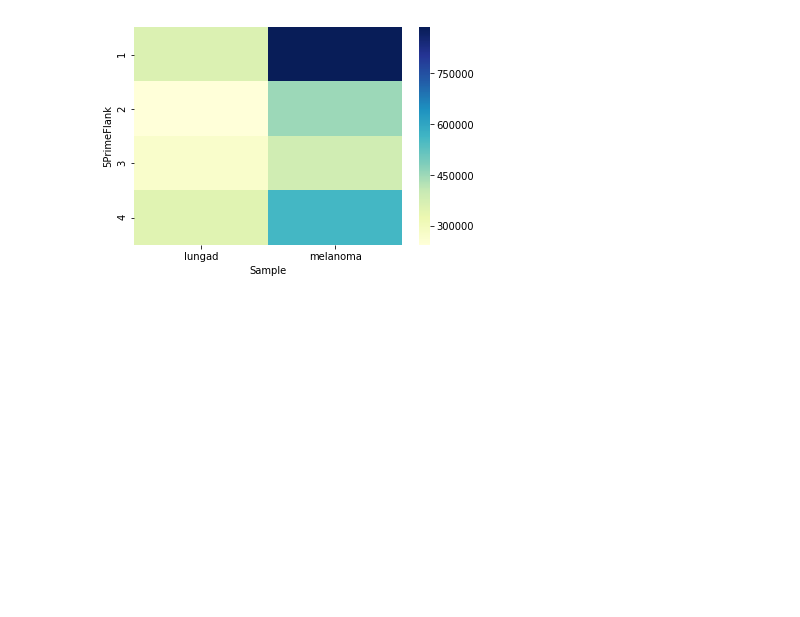
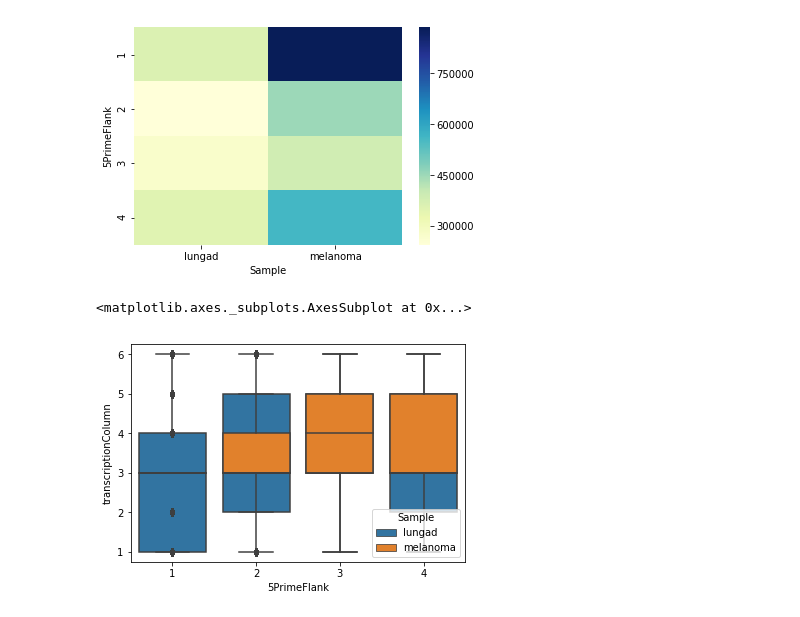
Before and after one commit to dunkelhaus/cancerTherapy, a Jupyter notebook: analysis/Mutation Analysis.ipynb, the cells around one changed output. Drawn from its saved outputs; the diff is of its cells as text; code cells hidden in the pictures; blank space fills up the shorter version.

Commit message:
Significant Box Plots

```diff
--- a/analysis/Mutation Analysis.ipynb
+++ b/analysis/Mutation Analysis.ipynb
@@ -270,3 +270,9 @@ print("The relation between the kind of 5 Prime Flanks and the Cancer:"); sns.he
 The relation between the kind of 5 Prime Flanks
 <matplotlib.axes._subplots.AxesSubplot at 0x...>
 [figure]
+# %%
+cancer = df2['Sample'].unique()
+sns.boxplot(x=df2['5PrimeFlank'], y= df2['transcriptionColumn'], hue= df2['Sample'], data=df2, dodge=False)
+# %% [output]
+<matplotlib.axes._subplots.AxesSubplot at 0x...>
+[figure, added]
```
Also changed, not shown: parts of 1 cell of this notebook.
